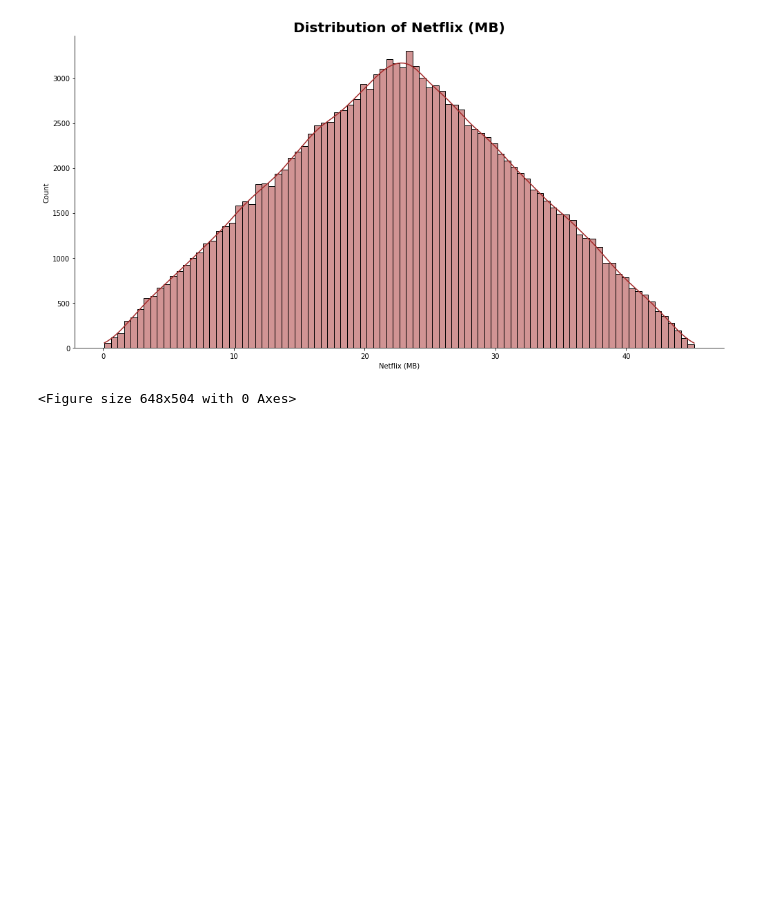
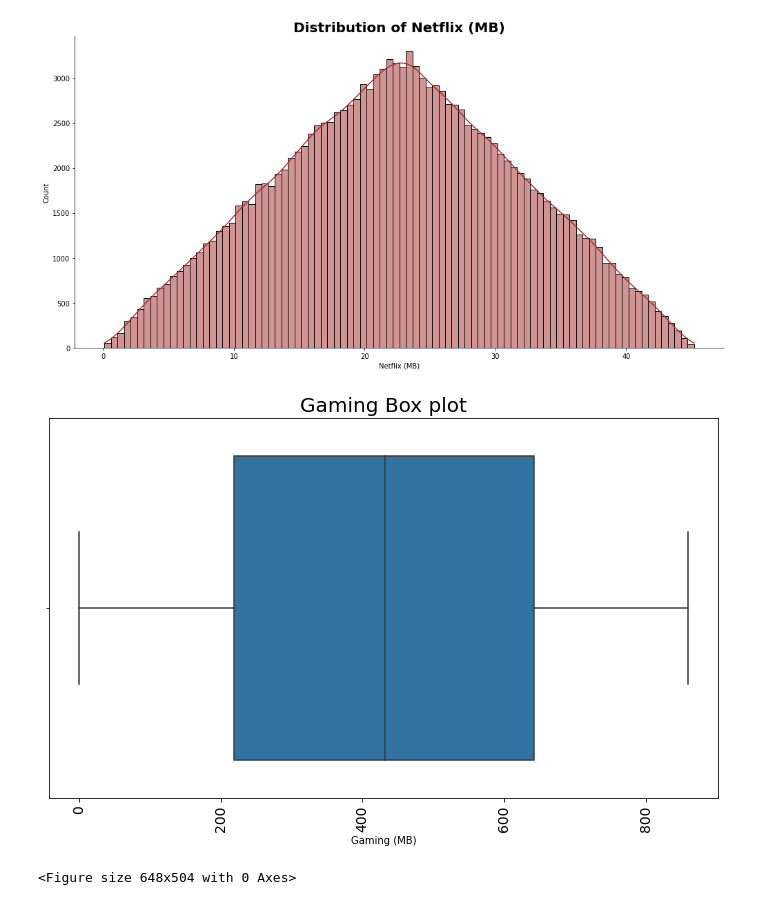
Before and after one commit to bkget/Telecom-Data-Analysis, a Jupyter notebook: notebooks/2_user_overview_analysis.ipynb, the cells around one changed output. Cells and saved outputs as stored; diff of their text form; code cells hidden in the pictures; blank space fills up the shorter version.

```diff
--- a/notebooks/2_user_overview_analysis.ipynb
+++ b/notebooks/2_user_overview_analysis.ipynb
@@ -289,6 +294,12 @@ plots.hist(explore_feature_df, 'Netflix (MB)', 'brown')
 # %% [output]
 <Figure size 648x504 with 0 Axes>
 [figure]
+# %%
+# Gaming Box ploting
+
+plots.box_plot(explore_feature_df, 'Gaming (MB)', 'Gaming Box plot')
+# %% [output]
+[figure, added]
 # %%
 plots.hist(explore_feature_df, 'Gaming (MB)', 'green')
 # %% [output]
```
Also changed, not shown: parts of 13 cells of this notebook.
